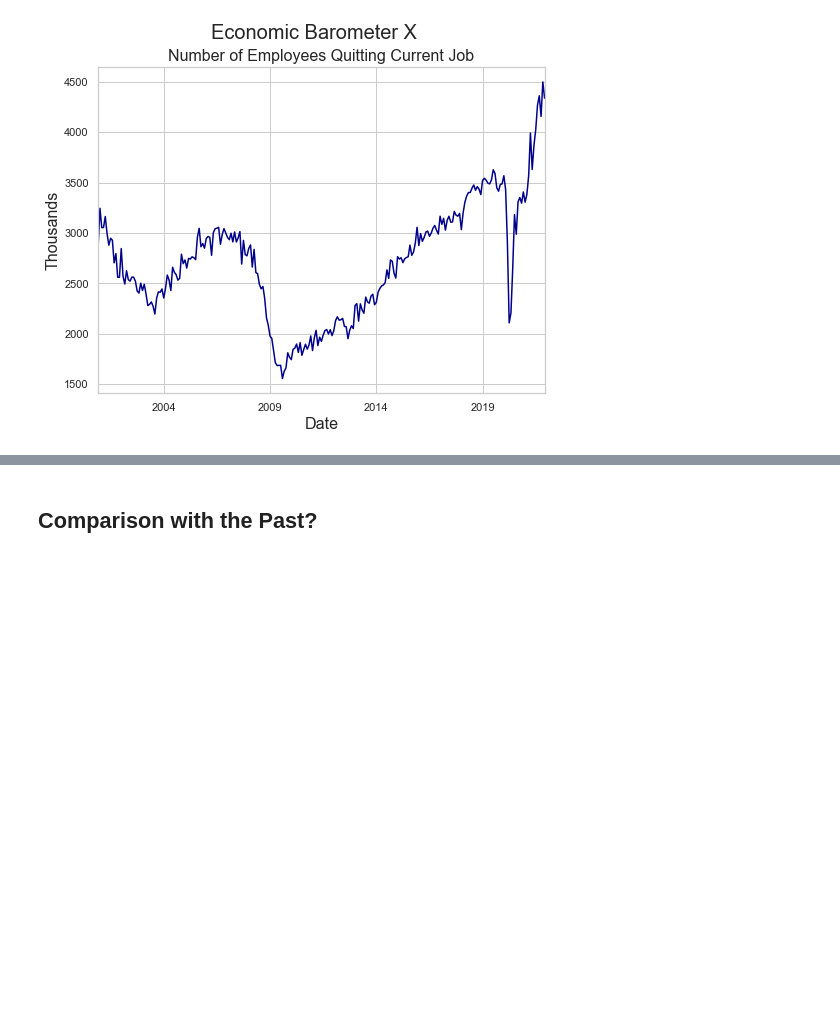
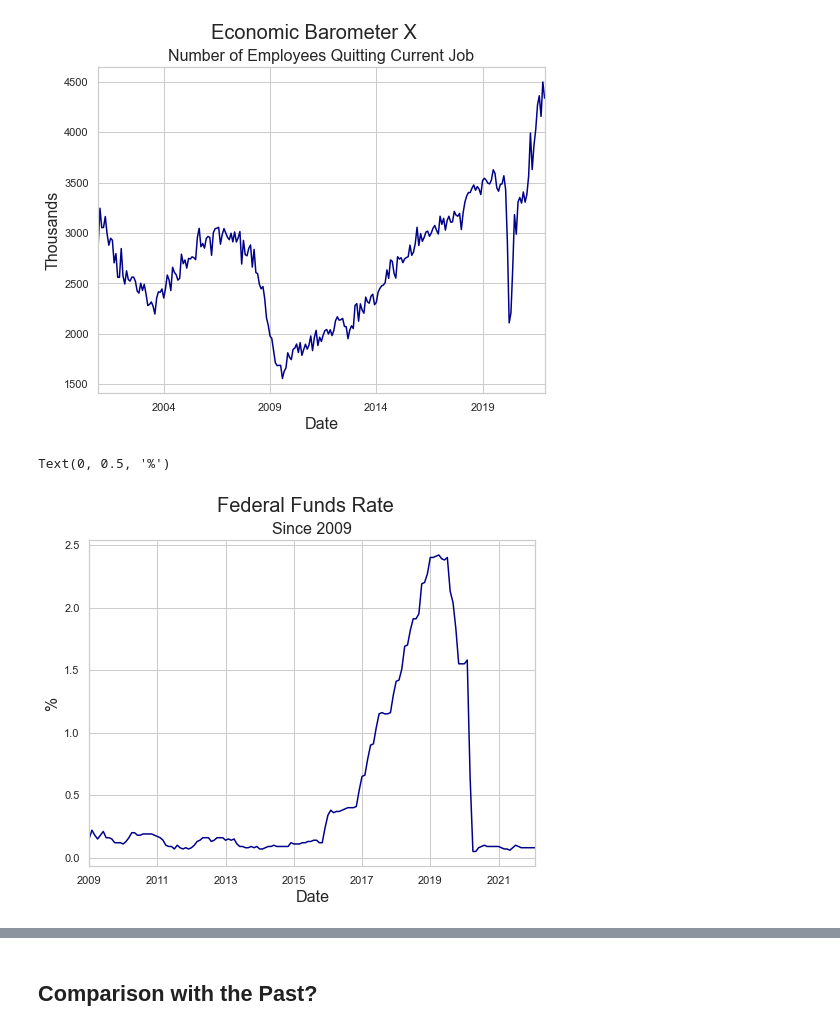
Before and after one commit to thsavage/Public-Presentations, a Jupyter notebook: Implications of the Current Economic Cycle for CRE.ipynb, the cells around one changed output, grey strips where cells are left out. Cells and saved outputs as stored; diff of their text form; code cells hidden in the pictures; blank space fills up the shorter version.

```diff
--- a/Implications of the Current Economic Cycle for CRE.ipynb
+++ b/Implications of the Current Economic Cycle for CRE.ipynb
@@ -176,3 +176,13 @@ plt.ylabel('Thousands', fontsize=16)
 # %% [output]
 Text(0, 0.5, 'Thousands')
 [figure]
+# %%
+unemp_rate = fred.get_series("fedfunds", observation_start='2009-01-01')
+unemp_rate.plot(color='darkblue', figsize=(8, 6))
+plt.suptitle('Federal Funds Rate', fontsize=20)
+plt.title('Since 2009', fontsize=16)
+plt.xlabel('Date', fontsize=16)
+plt.ylabel('%', fontsize=16)
+# %% [output]
+Text(0, 0.5, '%')
+[figure, added]
```
Also changed, not shown: parts of 2 cells of this notebook, 1 other file.
